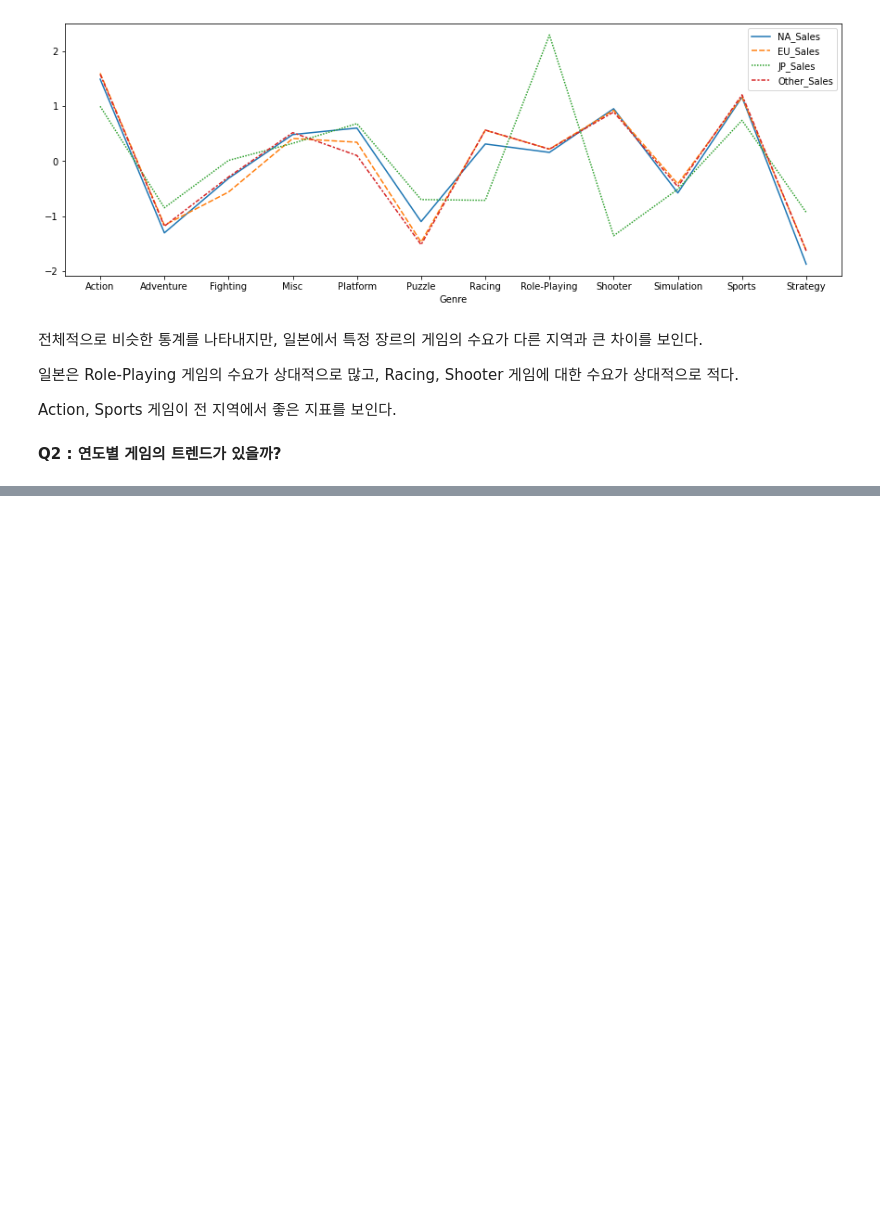
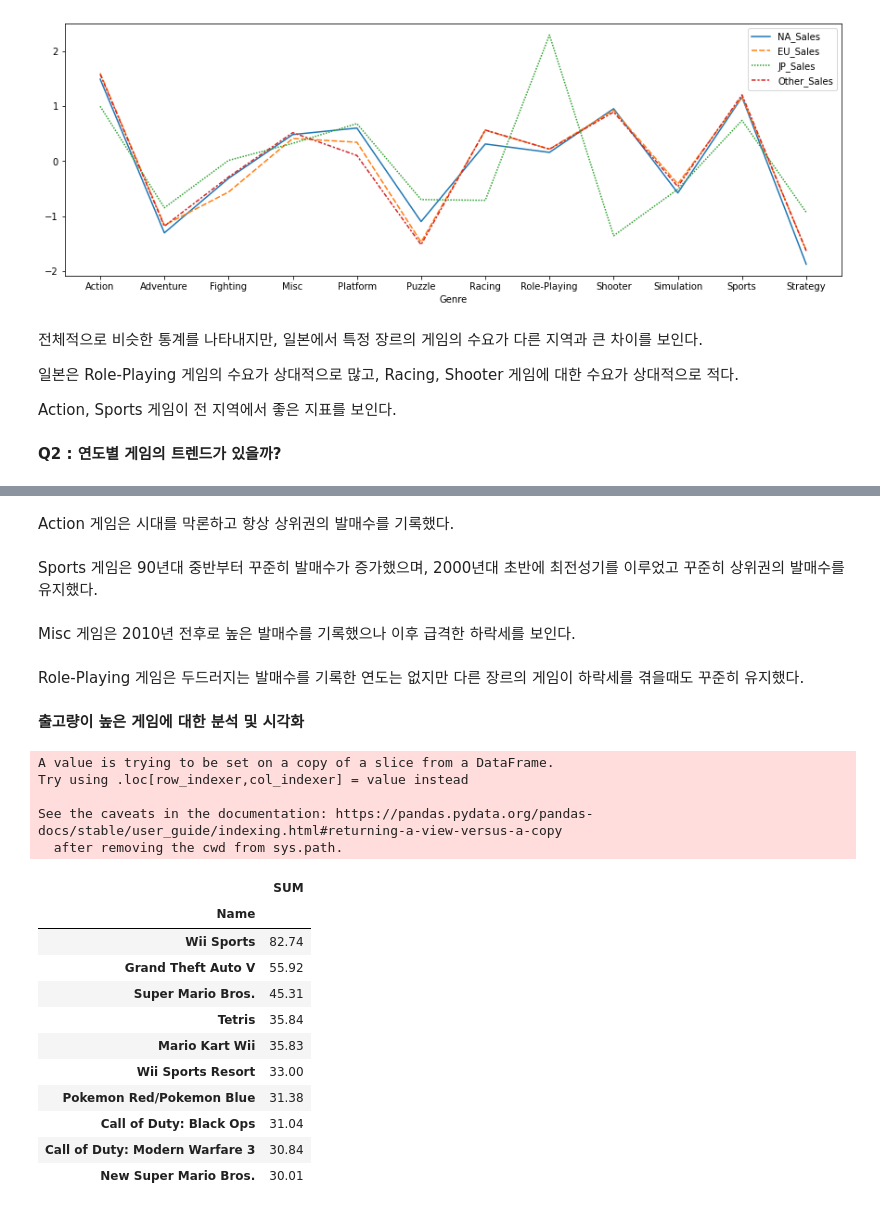
Before and after one commit to IlsuSong/Section1_Project, a Jupyter notebook: AI_14_송일수_Section1.ipynb, the cells around one changed output, grey strips where cells are left out. Saved outputs shown, nothing was run; the diff lists cells and outputs as text; code cells hidden in the pictures; blank space fills up the shorter version.

```diff
--- a/AI_14_송일수_Section1.ipynb
+++ b/AI_14_송일수_Section1.ipynb
@@ -274,0 +191,41 @@ kkk
+# %% [markdown]
+Action 게임은 시대를 막론하고 항상 상위권의 발매수를 기록했다.
+# %% [markdown]
+Sports 게임은 90년대 중반부터 꾸준히 발매수가 증가했으며, 2000년대 초반에 최전성기를 이루었고 꾸준히 상위권의 발매수를 유지했다.
+# %% [markdown]
+Misc 게임은 2010년 전후로 높은 발매수를 기록했으나 이후 급격한 하락세를 보인다.
+# %% [markdown]
+Role-Playing 게임은 두드러지는 발매수를 기록한 연도는 없지만 다른 장르의 게임이 하락세를 겪을때도 꾸준히 유지했다.
+# %% [markdown]
+**출고량이 높은 게임에 대한 분석 및 시각화**
+# %%
+bsdf1=dfcc[['Name','NA_Sales','EU_Sales','JP_Sales','Other_Sales']]
+bsdf2=dfcc[['NA_Sales','EU_Sales','JP_Sales','Other_Sales']]
+
+bsdf1['SUM'] = bsdf2.sum(axis=1)
+
+bsdf1=bsdf1.drop(['NA_Sales','EU_Sales','JP_Sales','Other_Sales'],axis=1)
+
+bsdf1=bsdf1.groupby('Name').sum()
+
+bsdf1=bsdf1.sort_values(by='SUM', ascending=False)
+
+bsdf1.head(10)
+# %% [output]
+A value is trying to be set on a copy of a slice from a DataFrame.
+Try using .loc[row_indexer,col_indexer] = value instead
+
+See the caveats in the documentation: https://pandas.pydata.org/pandas-docs/stable/user_guide/indexing.html#returning-a-view-versus-a-copy
+  after removing the cwd from sys.path.
+|  | SUM |
+| Name |  |
+| Wii Sports | 82.74 |
+| Grand Theft Auto V | 55.92 |
+| Super Mario Bros. | 45.31 |
+| Tetris | 35.84 |
+| Mario Kart Wii | 35.83 |
+| Wii Sports Resort | 33.00 |
+| Pokemon Red/Pokemon Blue | 31.38 |
+| Call of Duty: Black Ops | 31.04 |
+| Call of Duty: Modern Warfare 3 | 30.84 |
+| New Super Mario Bros. | 30.01 |
```
Also changed, not shown: parts of 15 cells of this notebook.
